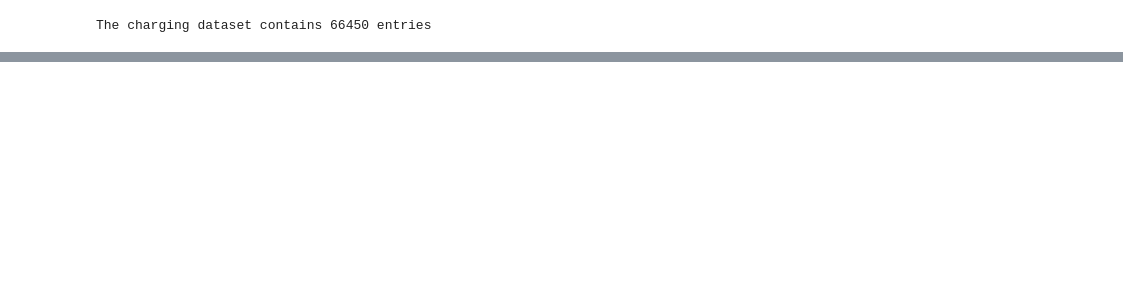
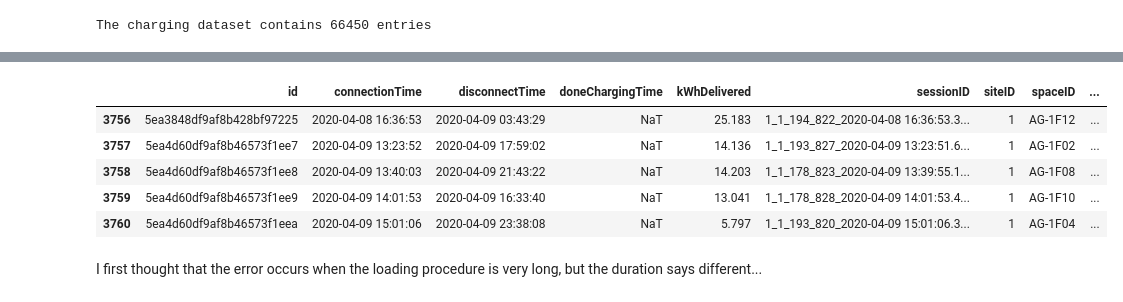
Before and after one commit to Zeyd263/DataDynamos, a Jupyter notebook: DataPreparaton.ipynb, the cells around one changed output, grey strips where cells are left out. Cells and saved outputs as stored; diff of their text form; code cells hidden in the pictures; blank space fills up the shorter version.

```diff
--- a/DataPreparaton.ipynb
+++ b/DataPreparaton.ipynb
@@ -41,0 +95,12 @@ len(data)-len(data.dropna())
+# %%
+no_doneCharging = data_clean[data_clean['doneChargingTime'].isna()]
+no_doneCharging.head()
+# %% [output]
+|  | id | connectionTime | disconnectTime | doneChargingTime | kWhDelivered | sessionID | siteID | spaceID | ... |
+| 3756 | 5ea3848df9af8b428bf97225 | 2020-04-08 16:36:53 | 2020-04-09 03:43:29 | NaT | 25.183 | 1_1_194_822_2020-04-08 16:36:53.3... | 1 | AG-1F12 | ... |
+| 3757 | 5ea4d60df9af8b46573f1ee7 | 2020-04-09 13:23:52 | 2020-04-09 17:59:02 | NaT | 14.136 | 1_1_193_827_2020-04-09 13:23:51.6... | 1 | AG-1F02 | ... |
+| 3758 | 5ea4d60df9af8b46573f1ee8 | 2020-04-09 13:40:03 | 2020-04-09 21:43:22 | NaT | 14.203 | 1_1_178_823_2020-04-09 13:39:55.1... | 1 | AG-1F08 | ... |
+| 3759 | 5ea4d60df9af8b46573f1ee9 | 2020-04-09 14:01:53 | 2020-04-09 16:33:40 | NaT | 13.041 | 1_1_178_828_2020-04-09 14:01:53.4... | 1 | AG-1F10 | ... |
+| 3760 | 5ea4d60df9af8b46573f1eea | 2020-04-09 15:01:06 | 2020-04-09 23:38:08 | NaT | 5.797 | 1_1_193_820_2020-04-09 15:01:06.3... | 1 | AG-1F04 | ... |
+# %% [markdown]
+I first thought that the error occurs when the loading procedure is very long, but the duration says different...
```
Also changed, not shown: parts of 35 cells of this notebook.
